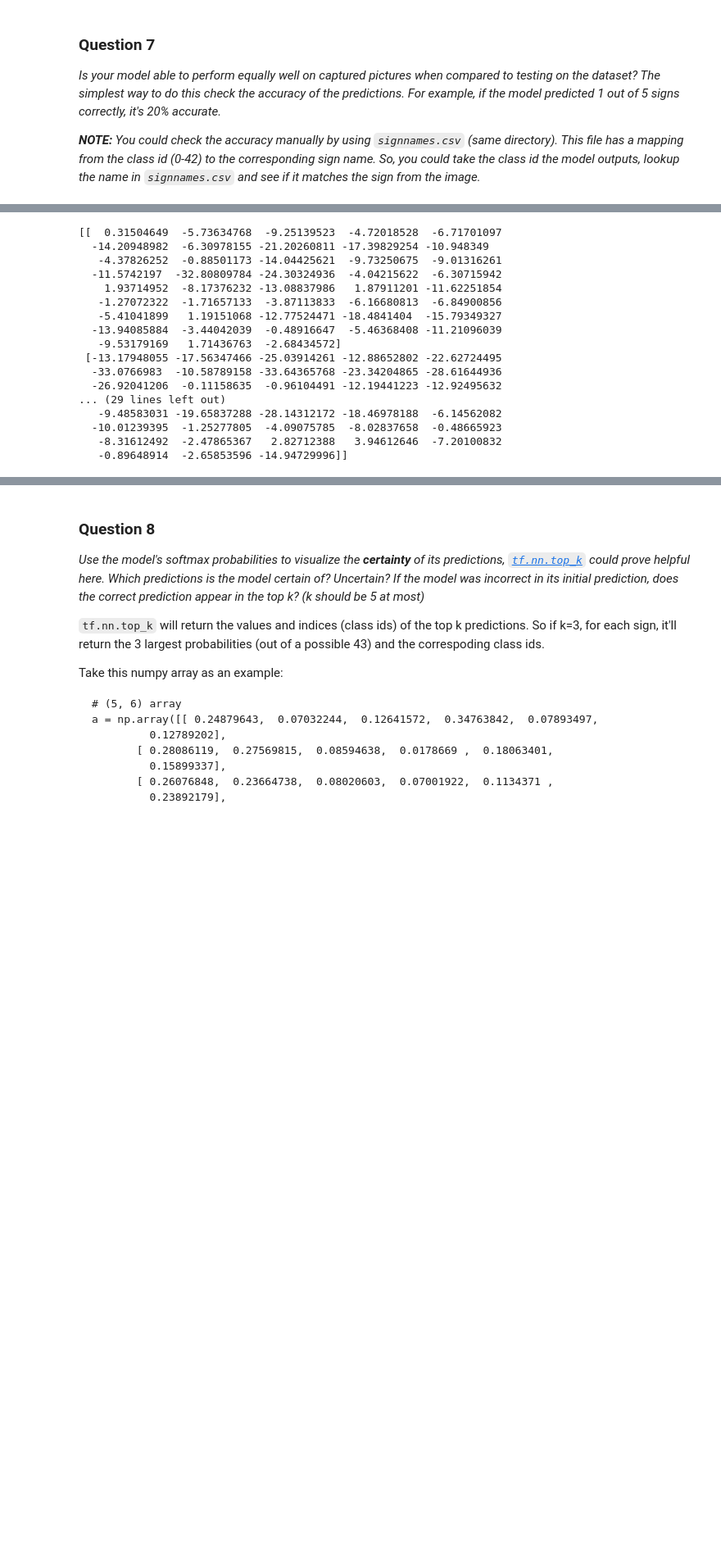
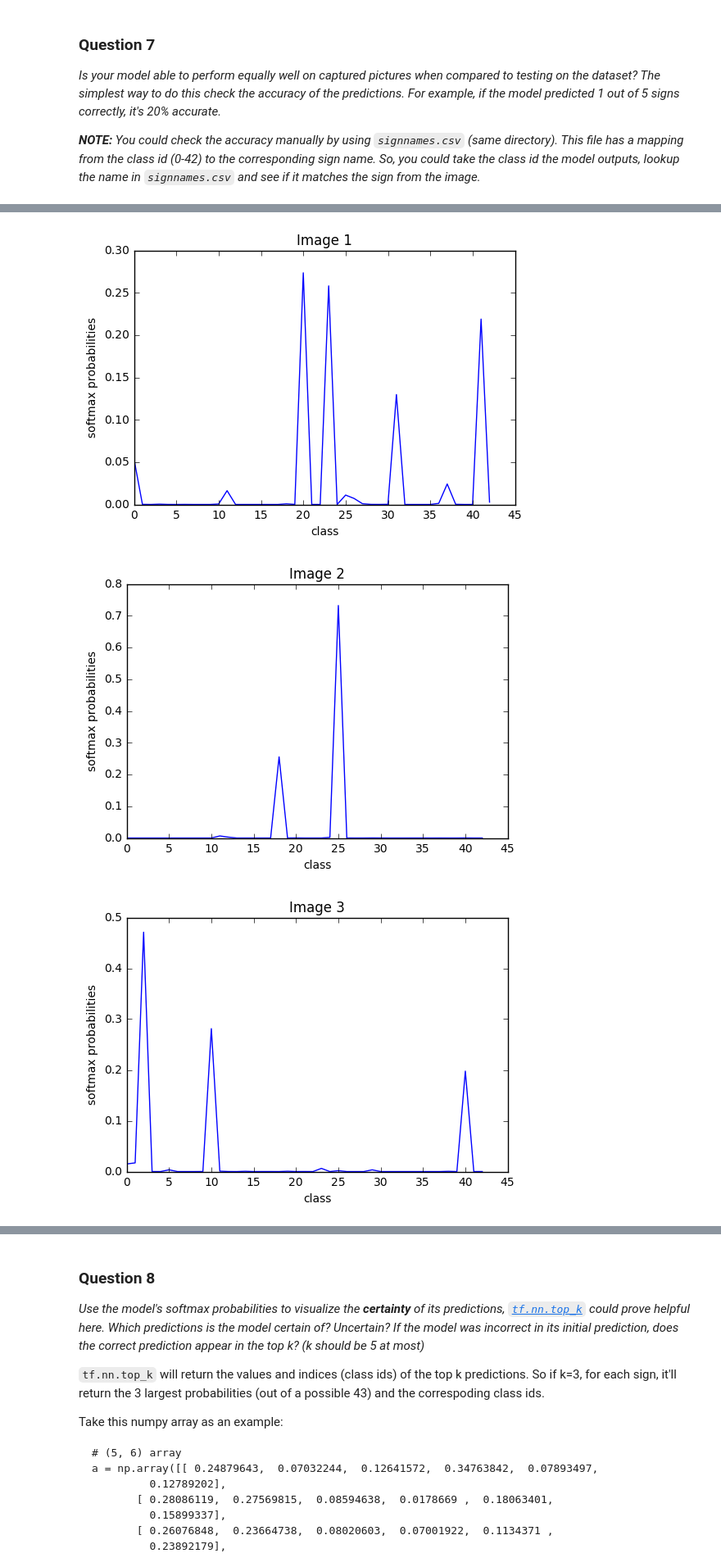
Before and after one commit to sosegon/udacity-projects, a Jupyter notebook: Traffic_Sign_Classifier.ipynb, the cells around one changed output, grey strips where cells are left out. Shown: that part at 82% size. Drawn from its saved outputs; the diff is of its cells as text; code cells hidden in the pictures; blank space fills up the shorter version.

```diff
--- a/Traffic_Sign_Classifier.ipynb
+++ b/Traffic_Sign_Classifier.ipynb
@@ -869,25 +876,18 @@ For the images I used, my model did not predict them correctly. This can be part
 # %%
 ### Visualize the softmax probabilities here.
 ### Feel free to use as many code cells as needed.
 with tf.Session() as sess:
     saver.restore(sess, tf.train.latest_checkpoint('.'))
-    results = sess.run(logits, feed_dict={x: new_signs})
-    print(results)
+    results = sess.run(tf.nn.softmax(logits), feed_dict={x: new_signs})
+    i = 1
+    for res in results:
+        plt.plot(res)
+        plt.xlabel("class")
+        plt.ylabel("softmax probabilities")
+        plt.title("Image " + str(i))
+        i += 1
+        plt.show()
 # %% [output]
-[[  0.31504649  -5.73634768  -9.25139523  -4.72018528  -6.71701097
-  -14.20948982  -6.30978155 -21.20260811 -17.39829254 -10.948349
-   -4.37826252  -0.88501173 -14.04425621  -9.73250675  -9.01316261
-  -11.5742197  -32.80809784 -24.30324936  -4.04215622  -6.30715942
-    1.93714952  -8.17376232 -13.08837986   1.87911201 -11.62251854
-   -1.27072322  -1.71657133  -3.87113833  -6.16680813  -6.84900856
-   -5.41041899   1.19151068 -12.77524471 -18.4841404  -15.79349327
-  -13.94085884  -3.44042039  -0.48916647  -5.46368408 -11.21096039
-   -9.53179169   1.71436763  -2.68434572]
- [-13.17948055 -17.56347466 -25.03914261 -12.88652802 -22.62724495
-  -33.0766983  -10.58789158 -33.64365768 -23.34204865 -28.61644936
-  -26.92041206  -0.11158635  -0.96104491 -12.19441223 -12.92495632
-... (29 lines left out)
-   -9.48583031 -19.65837288 -28.14312172 -18.46978188  -6.14562082
-  -10.01239395  -1.25277805  -4.09075785  -8.02837658  -0.48665923
-   -8.31612492  -2.47865367   2.82712388   3.94612646  -7.20100832
-   -0.89648914  -2.65853596 -14.94729996]]
+[figure, added]
+[figure, added]
+[figure, added]
```
Also changed, not shown: parts of 11 cells of this notebook.
